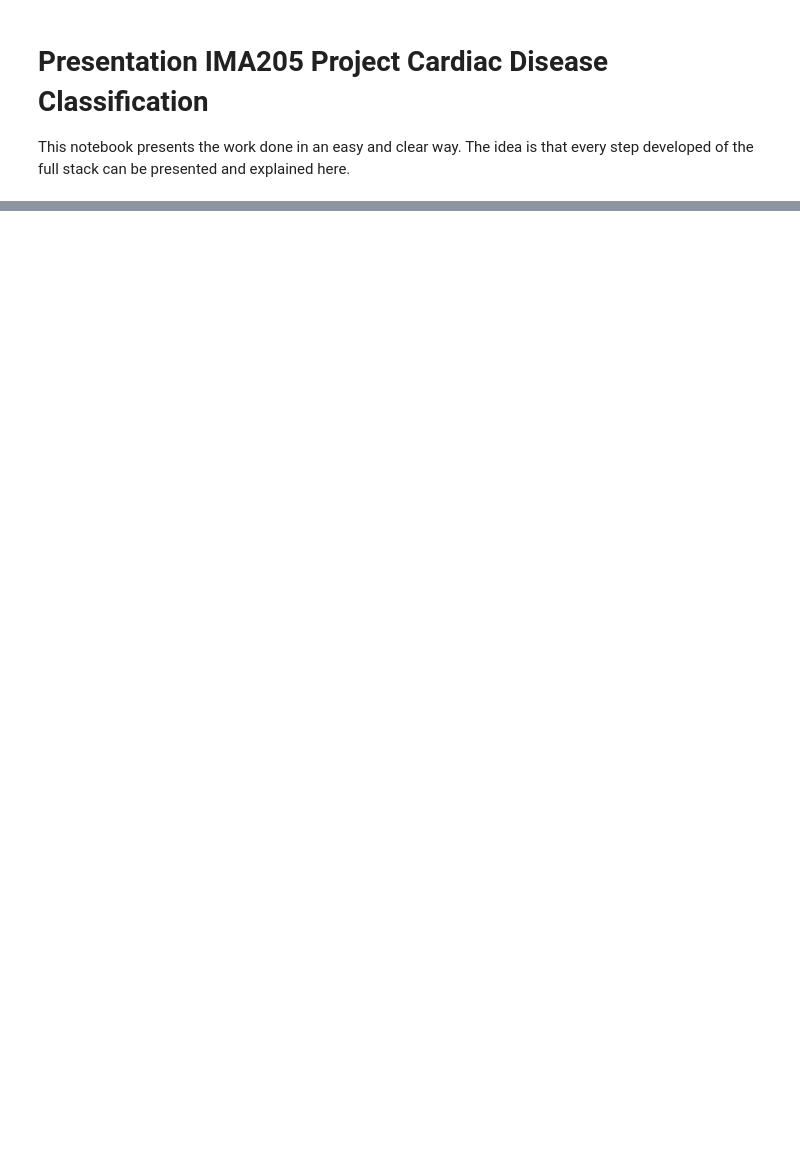
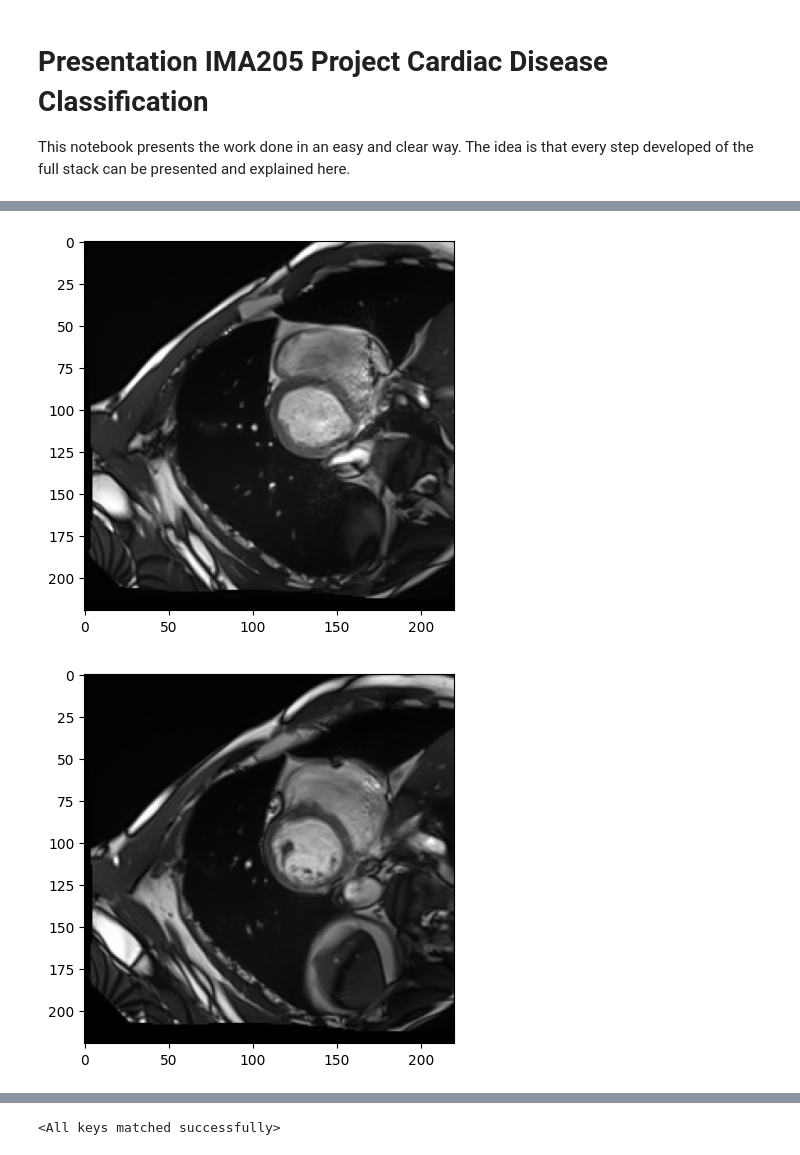
Before and after one commit to NicolasNoya/CardiacPathologyPrediction, a Jupyter notebook: presentation.ipynb, the cells around one changed output, grey strips where cells are left out. Saved outputs shown, nothing was run; the diff lists cells and outputs as text; code cells hidden in the pictures; blank space fills up the shorter version.

```diff
--- a/presentation.ipynb
+++ b/presentation.ipynb
@@ -59,0 +44,12 @@ plt.show()
+# %%
+data_path = "./data/Train"
+niftiidataset = NiftiDataset(image_path = data_path)
+diastolic_loaded_image = niftiidataset[random_int][0]
+# print(diastolic_loaded_image.shape[-1])
+for img_idx in range(diastolic_loaded_image.shape[-1]):
+    img = diastolic_loaded_image[:,:,img_idx]
+    plt.imshow(img, cmap='gray')
+    plt.show()
+# %% [output]
+[figure, added]
+[figure, added]
@@ -60,3 +62,11 @@ plt.show()
+# %%
+# Load the Model
+densenet = DenseNet()
+densenet.to("cuda")
+# Load the model weights
+densenet.load_state_dict(torch.load('/home/onyxia/work/project/CardiacPathologyPrediction/model_weights_best_dice_val0.7920951843261719.pth')["model_state_dict"])
+# %% [output]
+<All keys matched successfully>
 # %%
 roi_image = torch.tensor(roi_image)
 predicted_mask = densenet(roi_image.to(torch.float32).unsqueeze(1))
```
Also changed, not shown: parts of 8 cells of this notebook, 4 other files.
